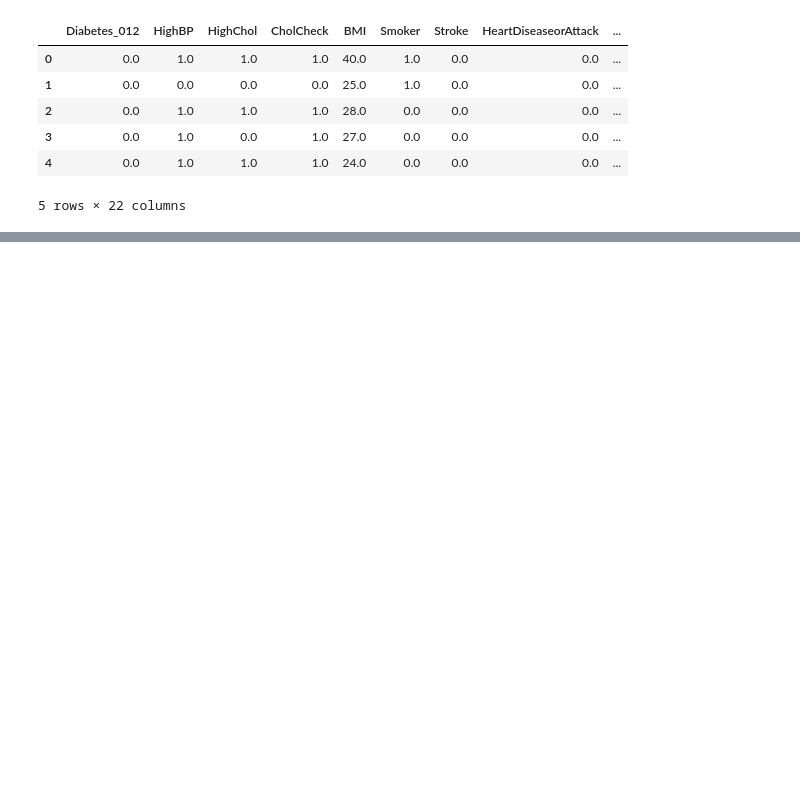
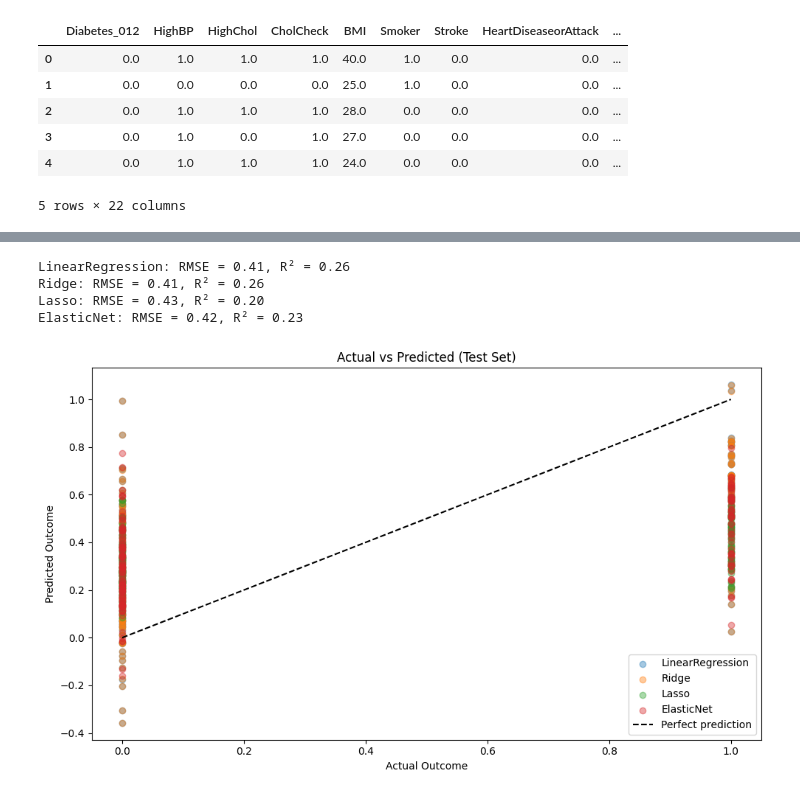
Before and after one commit to rain-dimen/Data-Science-Capstone_Fall-2025, a Jupyter notebook: Capstone-Wk2-JupyterNotebook-Dimen-Rain.ipynb, the cells around one changed output, grey strips where cells are left out. Saved outputs shown, nothing was run; the diff lists cells and outputs as text; code cells hidden in the pictures; blank space fills up the shorter version.

```diff
--- a/Capstone-Wk2-JupyterNotebook-Dimen-Rain.ipynb
+++ b/Capstone-Wk2-JupyterNotebook-Dimen-Rain.ipynb
@@ -706,0 +143,51 @@ plt.show()
+# %%
+
+# 1. Load your dataset
+y = df_pima["Outcome"]
+X = df_pima.drop(columns=["Outcome"])
+
+# 2. Train-test split
+X_train, X_test, y_train, y_test = train_test_split(X, y, test_size=0.2, random_state=42)
+
+# 3. Standardize the features (important for Lasso/Ridge/ElasticNet)
+scaler = StandardScaler()
+X_train_scaled = scaler.fit_transform(X_train)
+X_test_scaled = scaler.transform(X_test)
+
+# 4. Fit models
+models = {
+    "LinearRegression": LinearRegression(),
+    "Ridge": Ridge(alpha=1.0),
+    "Lasso": Lasso(alpha=0.1),
+    "ElasticNet": ElasticNet(alpha=0.1, l1_ratio=0.5)
+}
+
+for name, model in models.items():
+    model.fit(X_train_scaled, y_train)
+    y_pred = model.predict(X_test_scaled)
+    rmse = mean_squared_error(y_test, y_pred) ** 0.5
+    r2 = r2_score(y_test, y_pred)
+    print(f"{name}: RMSE = {rmse:.2f}, R² = {r2:.2f}")
+# %% [output]
+LinearRegression: RMSE = 0.41, R² = 0.26
+Ridge: RMSE = 0.41, R² = 0.26
+Lasso: RMSE = 0.43, R² = 0.20
+ElasticNet: RMSE = 0.42, R² = 0.23
+# %%
+import matplotlib.pyplot as plt
+
+plt.figure(figsize=(10, 6))
+
+for name, model in models.items():
+    y_pred = model.predict(X_test_scaled)
+    plt.scatter(y_test, y_pred, alpha=0.4, label=name)
+
+plt.plot([0, 1], [0, 1], 'k--', label="Perfect prediction")
+plt.xlabel("Actual Outcome")
+plt.ylabel("Predicted Outcome")
+plt.title("Actual vs Predicted (Test Set)")
+plt.legend()
+plt.tight_layout()
+plt.show()
+# %% [output]
+[figure, added]
```
Also changed, not shown: parts of 45 cells of this notebook.
